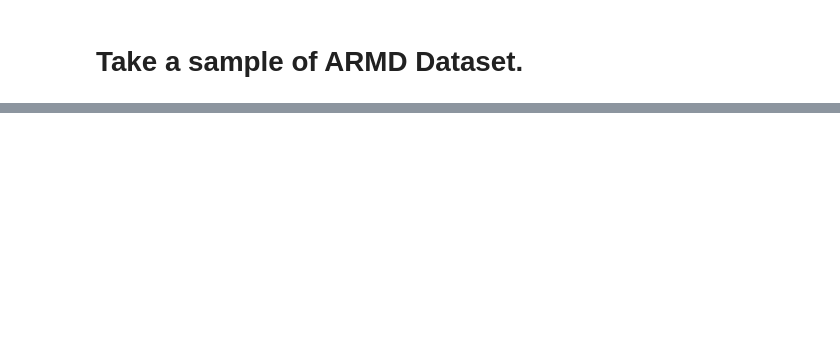
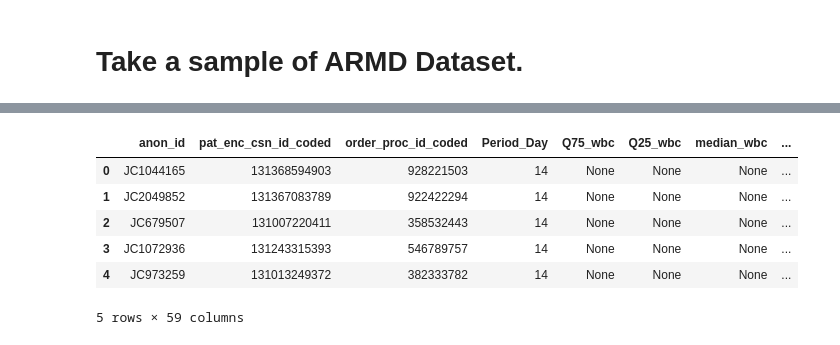
Before and after one commit to ZohoorAlmalkiUQU/ML_Project_UQU, a Jupyter notebook: ARMD_Dataset/ARMD_Sample_Preparing_Enhanced_Sampling.ipynb, the cells around one changed output, grey strips where cells are left out. Cells and saved outputs as stored; diff of their text form; code cells hidden in the pictures; blank space fills up the shorter version.

```diff
--- a/ARMD_Dataset/ARMD_Sample_Preparing_Enhanced_Sampling.ipynb
+++ b/ARMD_Dataset/ARMD_Sample_Preparing_Enhanced_Sampling.ipynb
@@ -839,0 +621,5 @@ The sample is less a little bit of 1000 as expected
+# %%
+import pandas as pd
+
+sample_folder = 'new_sample_one/'
+labs = pd.read_parquet(sample_folder + "cultures_labs.parquet")
@@ -839,0 +647,10 @@ The sample is less a little bit of 1000 as expected
+# %%
+labs.head()
+# %% [output]
+|  | anon_id | pat_enc_csn_id_coded | order_proc_id_coded | Period_Day | Q75_wbc | Q25_wbc | median_wbc | ... |
+| 0 | JC1044165 | 131368594903 | 928221503 | 14 | None | None | None | ... |
+| 1 | JC2049852 | 131367083789 | 922422294 | 14 | None | None | None | ... |
+| 2 | JC679507 | 131007220411 | 358532443 | 14 | None | None | None | ... |
+| 3 | JC1072936 | 131243315393 | 546789757 | 14 | None | None | None | ... |
+| 4 | JC973259 | 131013249372 | 382333782 | 14 | None | None | None | ... |
+5 rows × 59 columns
```
Also changed, not shown: parts of 121 cells of this notebook, 49 other files.
